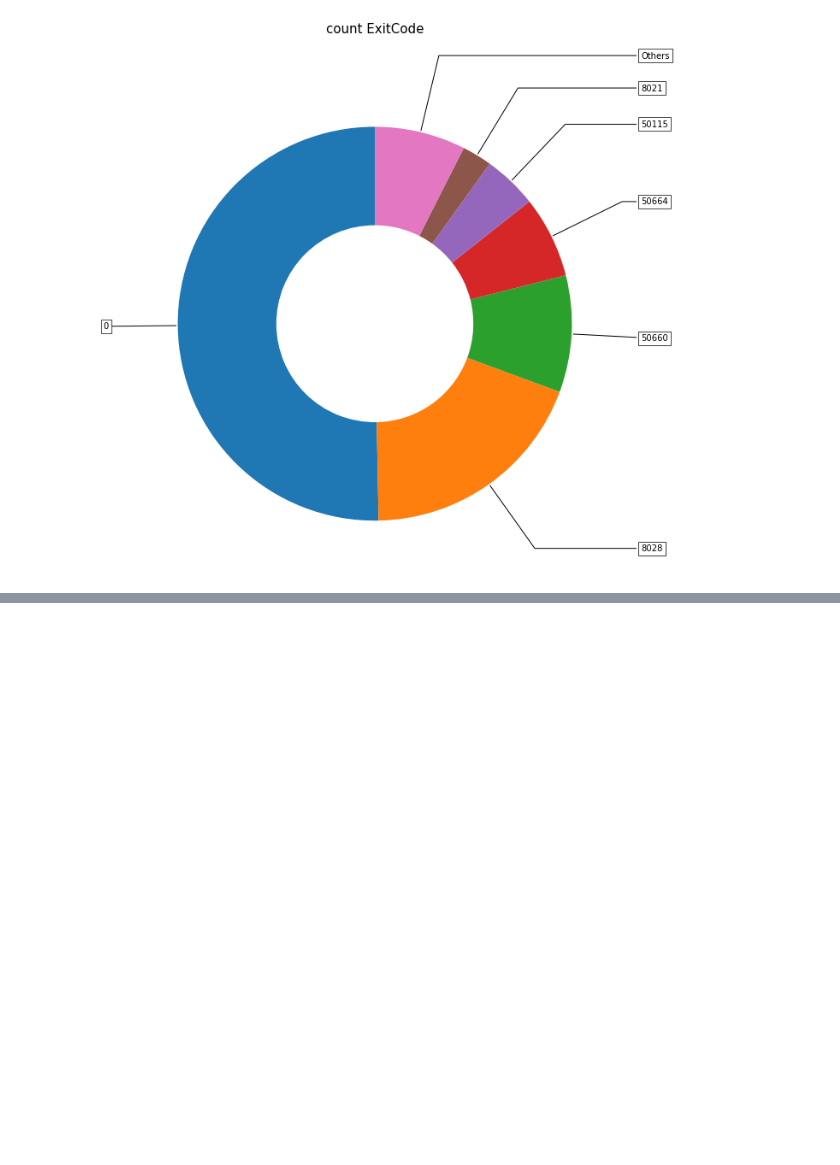
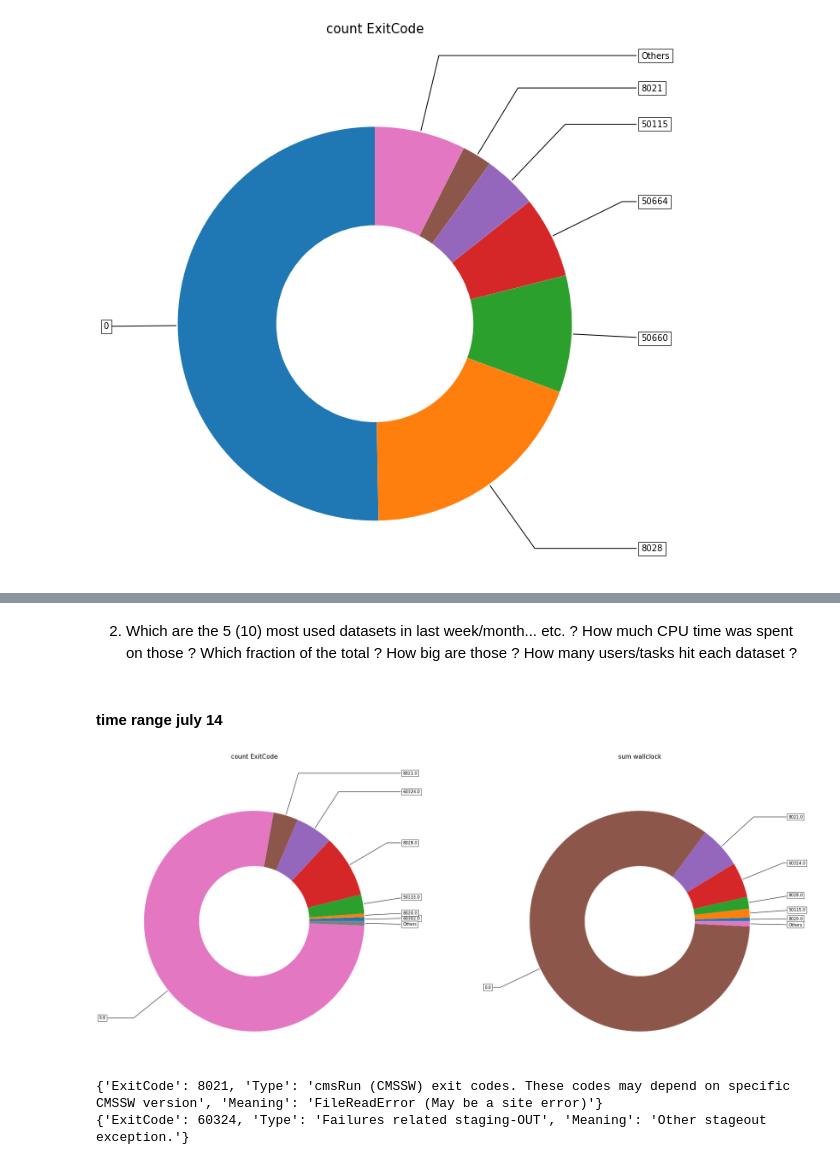
Before and after one commit to nphumekham/cern-crab-data-analysis, a Jupyter notebook: crab_data_analysis_doc/analysis_example.ipynb, the cells around one changed output, grey strips where cells are left out. Saved outputs shown, nothing was run; the diff lists cells and outputs as text; code cells hidden in the pictures; blank space fills up the shorter version.

```diff
--- a/crab_data_analysis_doc/analysis_example.ipynb
+++ b/crab_data_analysis_doc/analysis_example.ipynb
@@ -331,0 +371,2 @@ print(_exitcode_info(50660))
+# %% [markdown]
+2. Which are the 5 (10) most used datasets in last week/month... etc. ? How much CPU time was spent on those ? Which fraction of the total ? How big are those ? How many users/tasks hit each dataset ?
@@ -331,0 +418,32 @@ print(_exitcode_info(50660))
+# %% [markdown]
+#### time range july 14
+# %%
+df8 = raw_df.select(col('WallClockHr'), col('ExitCode'))\
+            .filter((col("CMS_SubmissionTool")=="CRAB")&(col("ExitCode").isNotNull()))\
+            .groupby(col('ExitCode'))\
+            .agg(_count(col('ExitCode')).alias("count_ExitCode"),\
+                 _sum("WallClockHr").alias("sum_WallClockHr"))\
+            .sort('sum_WallClockHr')
+# %%
+df8_dict = _to_dict(df8)
+# %%
+df8_exitcode = _other_fields(df8_dict['ExitCode'], df8_dict['count_ExitCode'], 0.5)
+df8_wallclock = _other_fields(df8_dict['ExitCode'], df8_dict['sum_WallClockHr'], 0.5)
+# %%
+dictlist8 = [{"index": df8_exitcode['index'],\
+             "values": df8_exitcode['data_percent'],\
+             "title": "count ExitCode"},\
+             {"index": df8_wallclock['index'],\
+             "values": df8_wallclock['data_percent'],\
+             "title": "sum wallclock"}
+           ]
+# %%
+my_donut(dictlist8, "checkwithgrafana2")
+# %% [output]
+[figure, added]
+# %%
+print(_exitcode_info(8021))
+print(_exitcode_info(60324))
+# %% [output]
+{'ExitCode': 8021, 'Type': 'cmsRun (CMSSW) exit codes. These codes may depend on specific CMSSW version', 'Meaning': 'FileReadError (May be a site error)'}
+{'ExitCode': 60324, 'Type': 'Failures related staging-OUT', 'Meaning': 'Other stageout exception.'}
```
Also changed, not shown: parts of 20 cells of this notebook.
